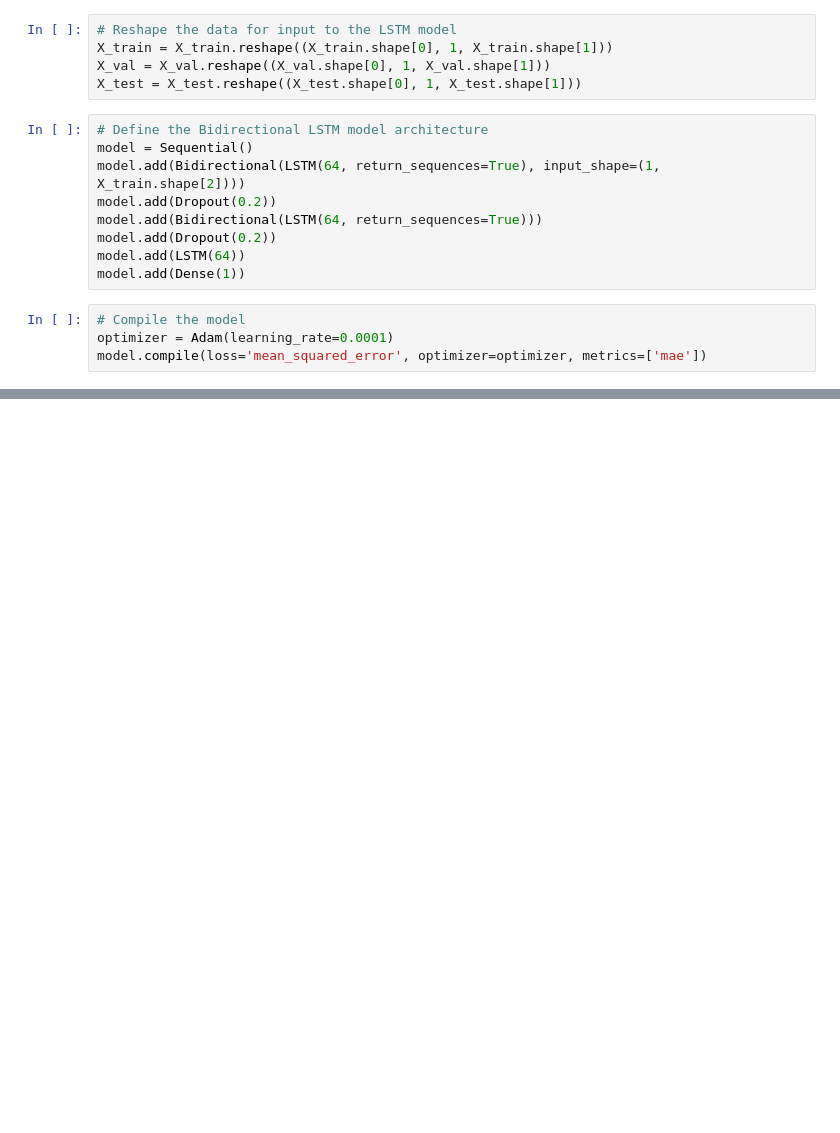
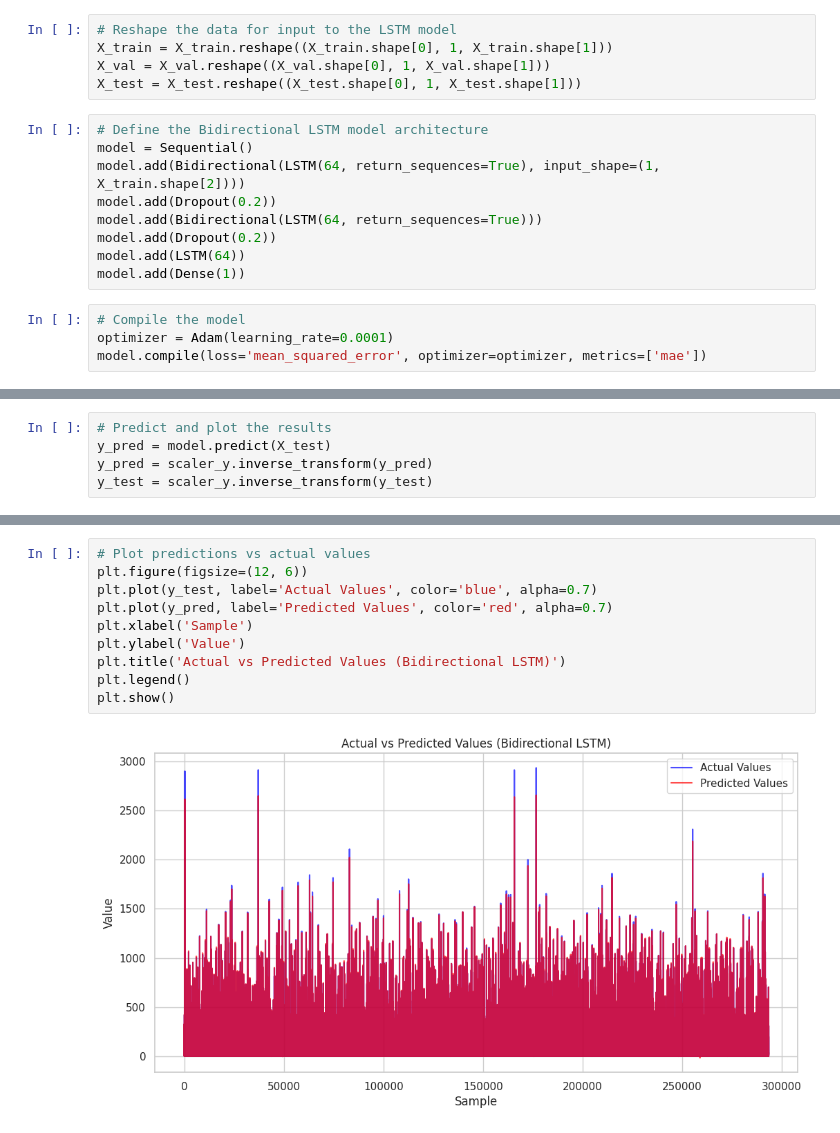
Before and after one commit to swiz9/Flight-Delay-Prediction-System, a Jupyter notebook: Bidirectional_LSTM__Model.ipynb, the cells around one changed output, grey strips where cells are left out. Saved outputs shown, nothing was run; the diff lists cells and outputs as text; blank space fills up the shorter version.

```diff
--- a/Bidirectional_LSTM__Model.ipynb
+++ b/Bidirectional_LSTM__Model.ipynb
@@ -274,0 +296,5 @@ Epoch 13/15
+# %%
+# Predict and plot the results
+y_pred = model.predict(X_test)
+y_pred = scaler_y.inverse_transform(y_pred)
+y_test = scaler_y.inverse_transform(y_test)
@@ -274,0 +315,12 @@ Epoch 13/15
+# %%
+# Plot predictions vs actual values
+plt.figure(figsize=(12, 6))
+plt.plot(y_test, label='Actual Values', color='blue', alpha=0.7)
+plt.plot(y_pred, label='Predicted Values', color='red', alpha=0.7)
+plt.xlabel('Sample')
+plt.ylabel('Value')
+plt.title('Actual vs Predicted Values (Bidirectional LSTM)')
+plt.legend()
+plt.show()
+# %% [output]
+[figure, added]
```
Also changed, not shown: parts of 5 cells of this notebook.
